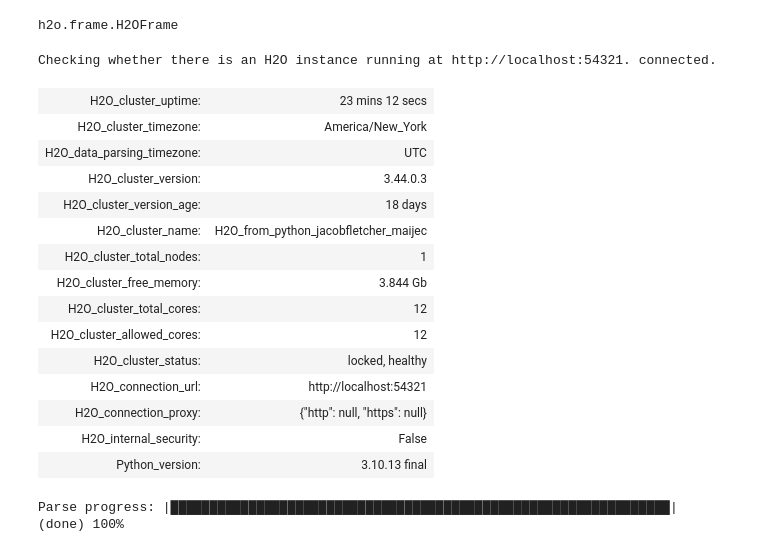
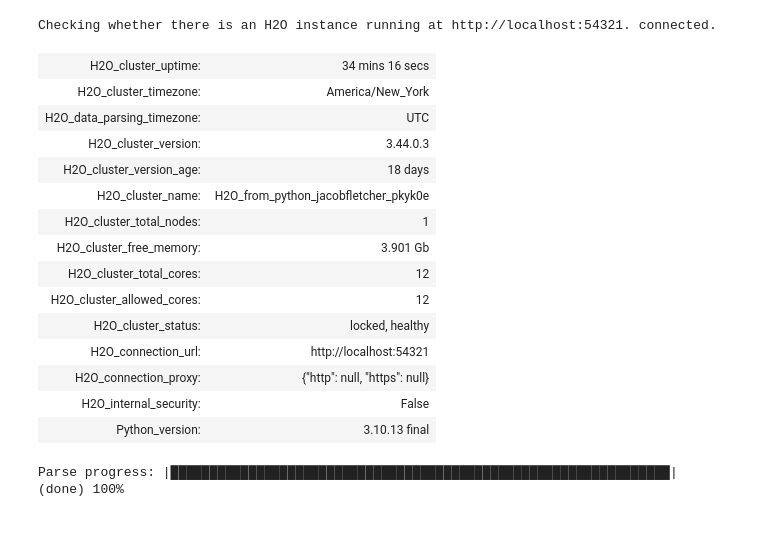
Before and after one commit to fletcherjacob/churn_project, a Jupyter notebook: automl_training.ipynb, the cells around one changed output. Drawn from its saved outputs; the diff is of its cells as text; code cells hidden in the pictures.

```diff
--- a/automl_training.ipynb
+++ b/automl_training.ipynb
@@ -17,29 +1,26 @@ Parse progress: |█████████████████████
-# %%
-
-type(train)
-# %% [output]
-h2o.frame.H2OFrame
 # %%
 import h2o
 from h2o.automl import H2OAutoML
 
-# Start the H2O cluster (locally)
+
 h2o.init()
 
-# Import a sample binary outcome train/test set into H2O
 
 df = h2o.upload_file("/Users/jacobfletcher/git/churn_project/selected_features.csv")
-train,test,valid = df.split_frame(ratios=[.7, .15])
+
+df = df.drop("C1")
+
+train, test = df.split_frame(ratios=[0.8])
 # %% [output]
 Checking whether there is an H2O instance running at http://localhost:54321. connected.
-| H2O_cluster_uptime: | 23 mins 12 secs |
+| H2O_cluster_uptime: | 34 mins 16 secs |
 | H2O_cluster_timezone: | America/New_York |
 | H2O_data_parsing_timezone: | UTC |
 | H2O_cluster_version: | 3.44.0.3 |
 | H2O_cluster_version_age: | 18 days |
-| H2O_cluster_name: | H2O_from_python_jacobfletcher_maijec |
+| H2O_cluster_name: | H2O_from_python_jacobfletcher_pkyk0e |
 | H2O_cluster_total_nodes: | 1 |
-| H2O_cluster_free_memory: | 3.844 Gb |
+| H2O_cluster_free_memory: | 3.901 Gb |
 | H2O_cluster_total_cores: | 12 |
 | H2O_cluster_allowed_cores: | 12 |
 | H2O_cluster_status: | locked, healthy |
```
Also changed, not shown: parts of 9 cells of this notebook.
